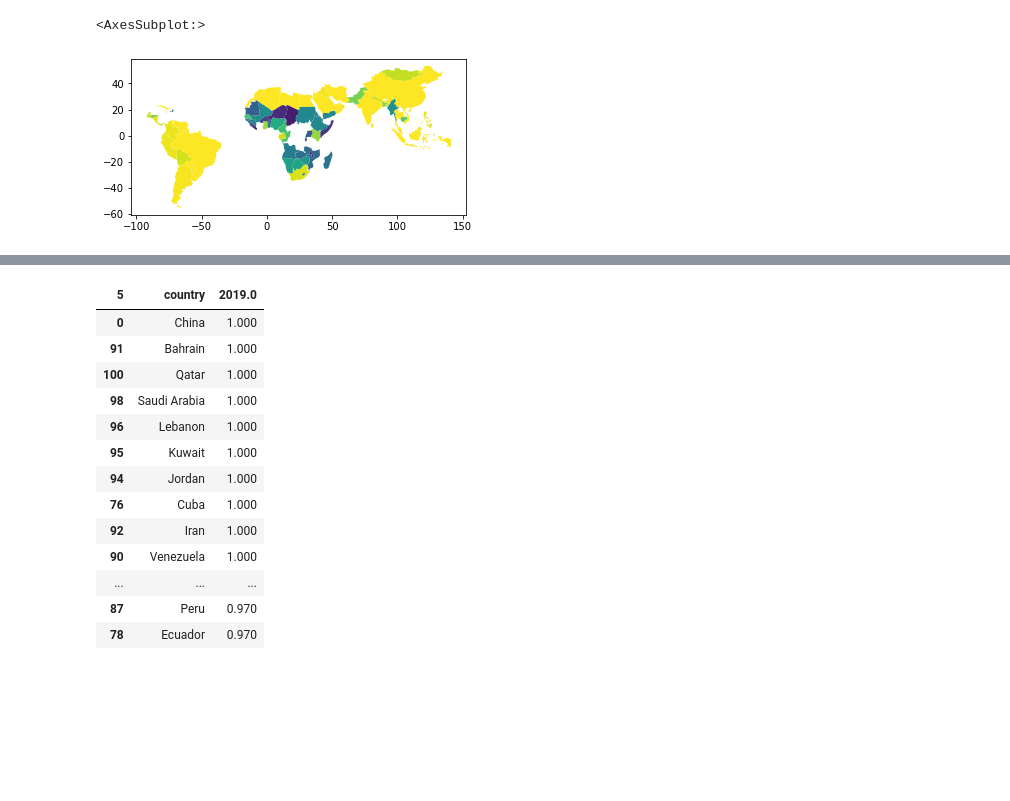
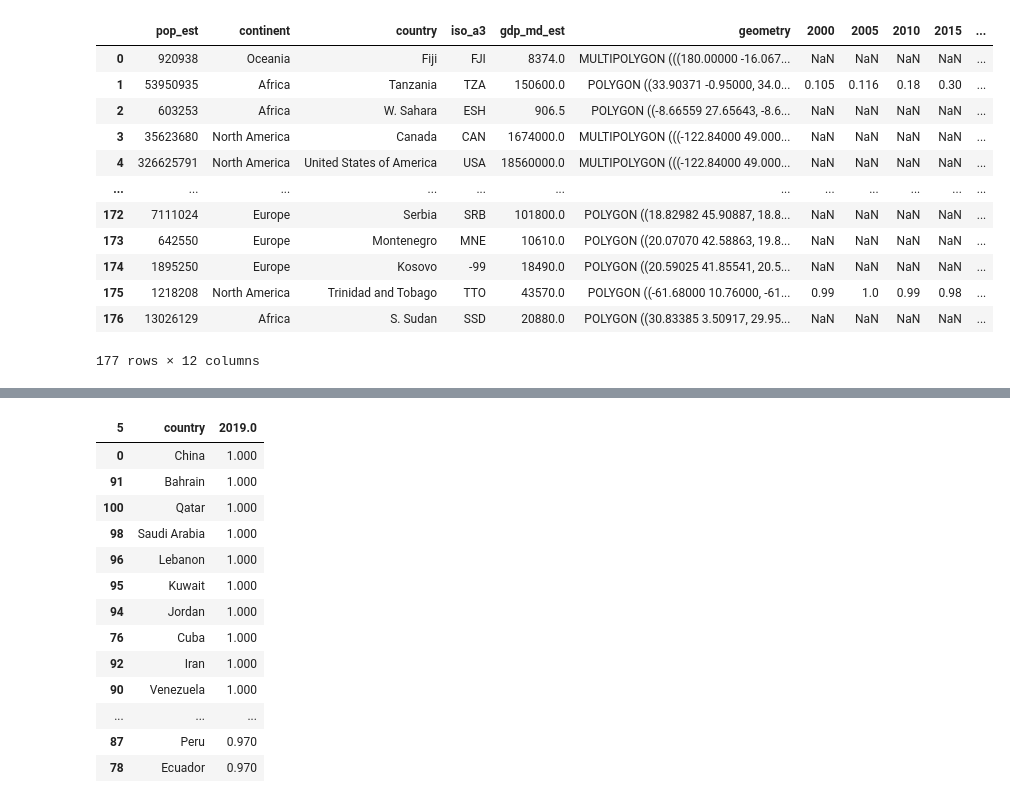
Before and after one commit to bukanif/CYPLAN255-1, a Jupyter notebook: green_remitt/Access to Electricity.ipynb, the cells around one changed output, grey strips where cells are left out. Drawn from its saved outputs; the diff is of its cells as text; code cells hidden in the pictures; blank space fills up the shorter version.

```diff
--- a/green_remitt/Access to Electricity.ipynb
+++ b/green_remitt/Access to Electricity.ipynb
@@ -206,11 +193,20 @@ world.plot()
 [figure]
 # %%
-world
 global_ae
 world = world.rename(columns={'name':'country'})
-world.country
-new_world = pd.merge(world, global_ae, on='country', how='right')
-new_world.plot(column=2019.0)
+new_world = pd.merge(world, global_ae, on='country', how='left')
+new_world
 # %% [output]
+|  | pop_est | continent | country | iso_a3 | gdp_md_est | geometry | 2000 | 2005 | 2010 | 2015 | ... |
+| 0 | 920938 | Oceania | Fiji | FJI | 8374.0 | MULTIPOLYGON (((180.00000 -16.067... | NaN | NaN | NaN | NaN | ... |
+| 1 | 53950935 | Africa | Tanzania | TZA | 150600.0 | POLYGON ((33.90371 -0.95000, 34.0... | 0.105 | 0.116 | 0.18 | 0.30 | ... |
+| 2 | 603253 | Africa | W. Sahara | ESH | 906.5 | POLYGON ((-8.66559 27.65643, -8.6... | NaN | NaN | NaN | NaN | ... |
+| 3 | 35623680 | North America | Canada | CAN | 1674000.0 | MULTIPOLYGON (((-122.84000 49.000... | NaN | NaN | NaN | NaN | ... |
+| 4 | 326625791 | North America | United States of America | USA | 18560000.0 | MULTIPOLYGON (((-122.84000 49.000... | NaN | NaN | NaN | NaN | ... |
+| ... | ... | ... | ... | ... | ... | ... | ... | ... | ... | ... | ... |
+| 172 | 7111024 | Europe | Serbia | SRB | 101800.0 | POLYGON ((18.82982 45.90887, 18.8... | NaN | NaN | NaN | NaN | ... |
+| 173 | 642550 | Europe | Montenegro | MNE | 10610.0 | POLYGON ((20.07070 42.58863, 19.8... | NaN | NaN | NaN | NaN | ... |
+| 174 | 1895250 | Europe | Kosovo | -99 | 18490.0 | POLYGON ((20.59025 41.85541, 20.5... | NaN | NaN | NaN | NaN | ... |
+| 175 | 1218208 | North America | Trinidad and Tobago | TTO | 43570.0 | POLYGON ((-61.68000 10.76000, -61... | 0.99 | 1.0 | 0.99 | 0.98 | ... |
+| 176 | 13026129 | Africa | S. Sudan | SSD | 20880.0 | POLYGON ((30.83385 3.50917, 29.95... | NaN | NaN | NaN | NaN | ... |
-<AxesSubplot:>
+177 rows × 12 columns
-[figure, removed]
```
Also changed, not shown: parts of 16 cells of this notebook, 1 other file.
